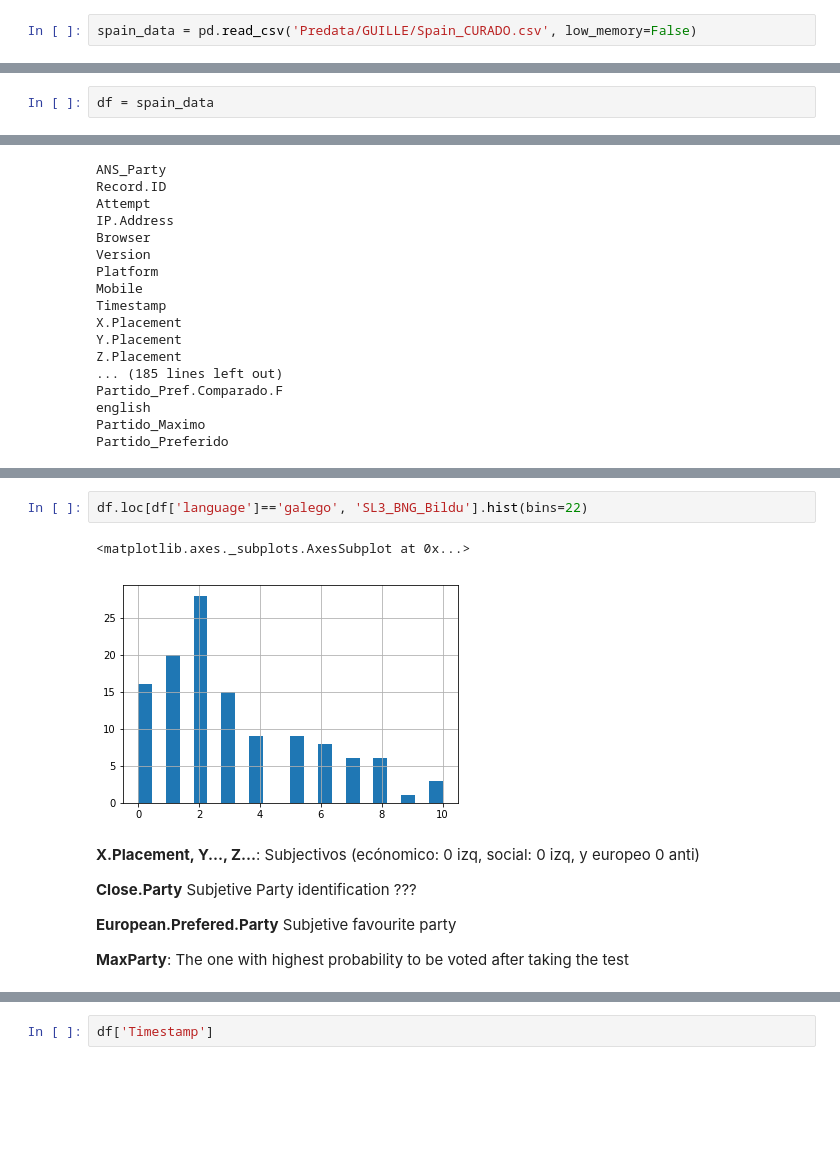
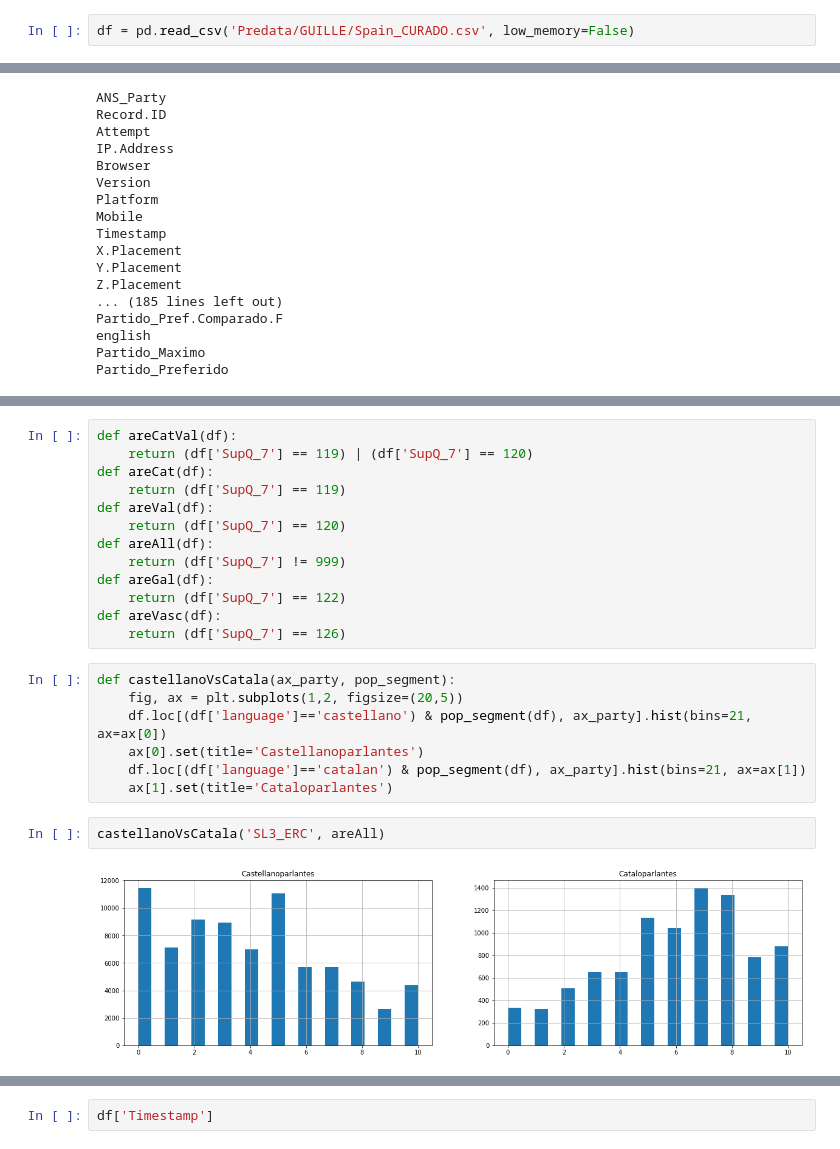
Before and after one commit to Juillermo/VAA-data, a Jupyter notebook: Root/VAA previsualization.ipynb, the cells around one changed output, grey strips where cells are left out. Cells and saved outputs as stored; diff of their text form; blank space fills up the shorter version.

```diff
--- a/Root/VAA previsualization.ipynb
+++ b/Root/VAA previsualization.ipynb
@@ -3,4 +4,4 @@
 import pandas as pd
 import matplotlib.pyplot as plt
 # %%
-spain_data = pd.read_csv('Predata/GUILLE/Spain_CURADO.csv', low_memory=False)
+df = pd.read_csv('Predata/GUILLE/Spain_CURADO.csv', low_memory=False)
@@ -21,8 +30,6 @@ Index([u'ANS_Party', u'Record.ID', u'Attempt', u'IP.Address', u'Browser',
        u'Preferido_Partido_Pref.F', u'Partido_Pref.Comparado.F', u'english',
        u'Partido_Maximo', u'Partido_Preferido'],
       dtype='object', length=201)
-# %%
-df = spain_data
 # %%
 for el in df.columns:
     print(el):
@@ -77,13 +54,24 @@ Name: SupQ_7, dtype: bool
-# %%
-df.loc[df['language']=='galego', 'SL3_BNG_Bildu'].hist(bins=22)
-# %% [output]
-<matplotlib.axes._subplots.AxesSubplot at 0x...>
-[figure, removed]
-# %% [markdown]
-**X.Placement, Y..., Z...**: Subjectivos (ecónomico: 0 izq, social: 0 izq, y europeo 0 anti)
-
-**Close.Party** Subjetive Party identification ???
-
-**European.Prefered.Party** Subjetive favourite party
-
-**MaxParty**: The one with highest probability to be voted after taking the test
+# %%
+def areCatVal(df):
+    return (df['SupQ_7'] == 119) | (df['SupQ_7'] == 120)
+def areCat(df):
+    return (df['SupQ_7'] == 119)
+def areVal(df):
+    return (df['SupQ_7'] == 120)
+def areAll(df):
+    return (df['SupQ_7'] != 999)
+def areGal(df):
+    return (df['SupQ_7'] == 122)
+def areVasc(df):
+    return (df['SupQ_7'] == 126)
+# %%
+def castellanoVsCatala(ax_party, pop_segment):
+    fig, ax = plt.subplots(1,2, figsize=(20,5))
+    df.loc[(df['language']=='castellano') & pop_segment(df), ax_party].hist(bins=21, ax=ax[0])
+    ax[0].set(title='Castellanoparlantes')
+    df.loc[(df['language']=='catalan') & pop_segment(df), ax_party].hist(bins=21, ax=ax[1])
+    ax[1].set(title='Cataloparlantes')
+# %%
+castellanoVsCatala('SL3_ERC', areAll)
+# %% [output]
+[figure, added]
```
Also changed, not shown: parts of 26 cells of this notebook, 3 other files.
